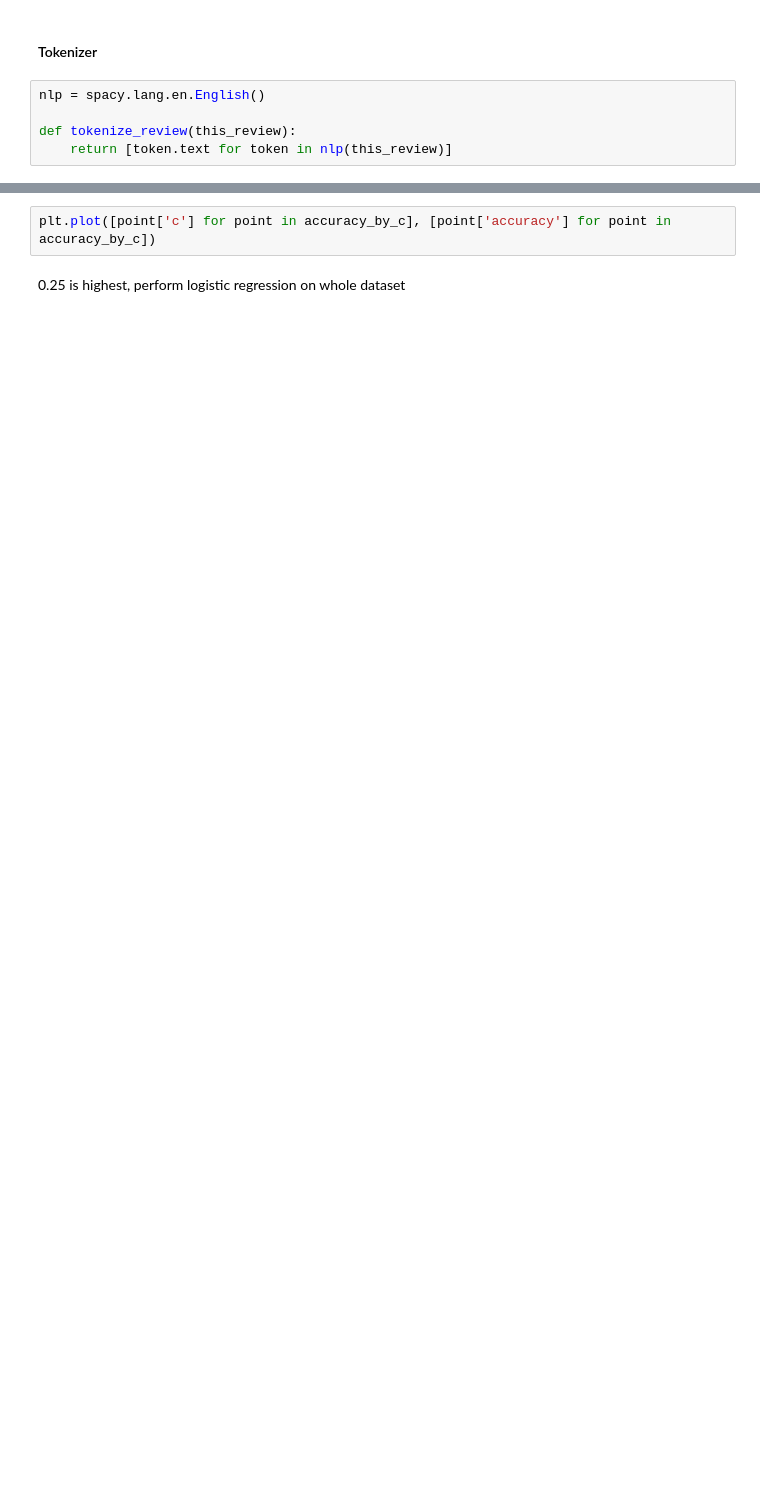
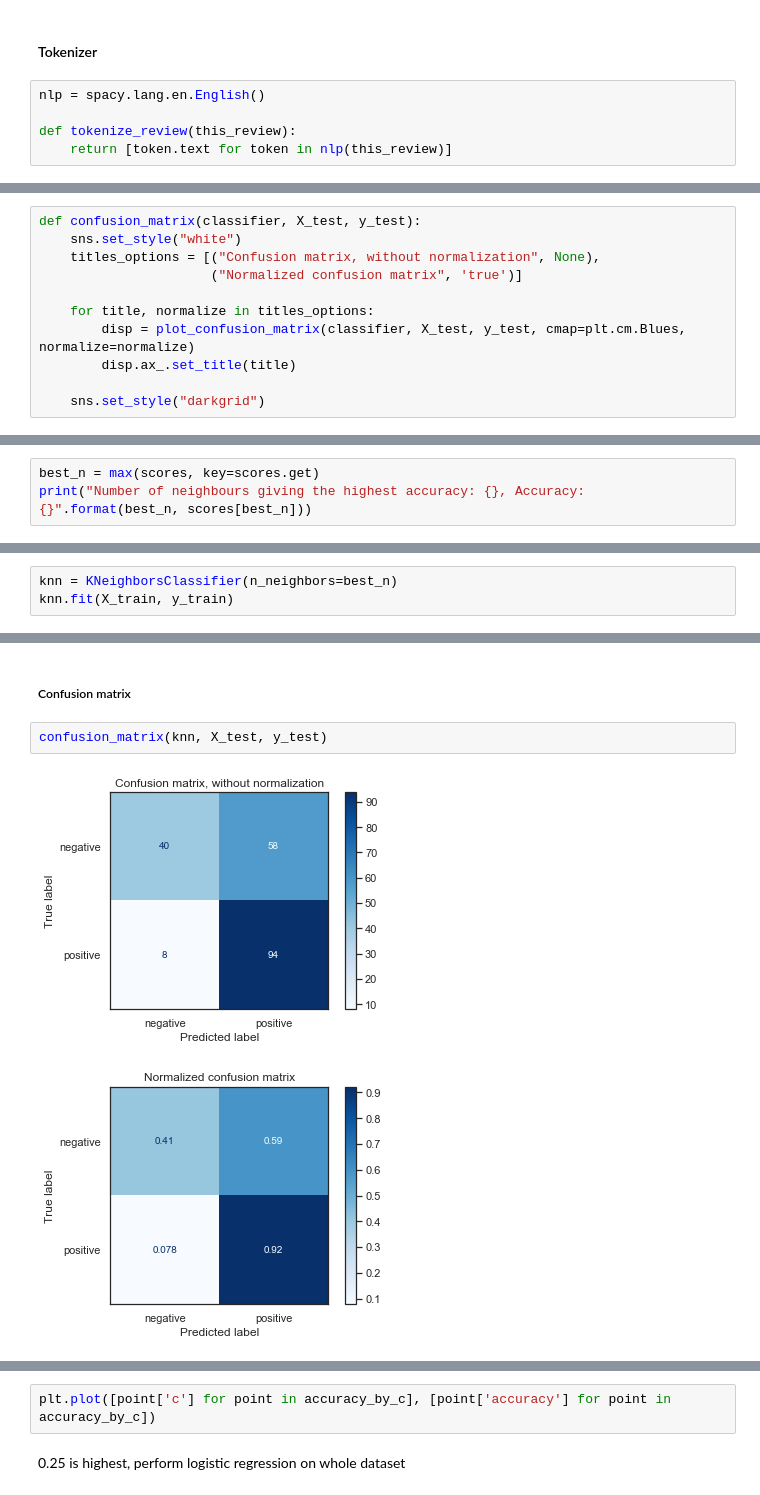
Before and after one commit to SylvainLosey/DMML2019_Team_Orange, a Jupyter notebook: code/2_analysis.ipynb, the cells around one changed output, grey strips where cells are left out. Saved outputs shown, nothing was run; the diff lists cells and outputs as text; blank space fills up the shorter version.

```diff
--- a/code/2_analysis.ipynb
+++ b/code/2_analysis.ipynb
@@ -69,0 +88,11 @@ def tokenize_review(this_review):
+# %%
+def confusion_matrix(classifier, X_test, y_test):
+    sns.set_style("white")
+    titles_options = [("Confusion matrix, without normalization", None),
+                      ("Normalized confusion matrix", 'true')]
+
+    for title, normalize in titles_options:
+        disp = plot_confusion_matrix(classifier, X_test, y_test, cmap=plt.cm.Blues, normalize=normalize)
+        disp.ax_.set_title(title)
+
+    sns.set_style("darkgrid")
@@ -69,0 +120,3 @@ def tokenize_review(this_review):
+# %%
+best_n = max(scores, key=scores.get)
+print("Number of neighbours giving the highest accuracy: {}, Accuracy: {}".format(best_n, scores[best_n]))
@@ -69,0 +127,3 @@ def tokenize_review(this_review):
+# %%
+knn = KNeighborsClassifier(n_neighbors=best_n)
+knn.fit(X_train, y_train)
@@ -69,0 +151,7 @@ def tokenize_review(this_review):
+# %% [markdown]
+##### Confusion matrix
+# %%
+confusion_matrix(knn, X_test, y_test)
+# %% [output]
+[figure, added]
+[figure, added]
```
Also changed, not shown: parts of 69 cells of this notebook, 2 other files.
